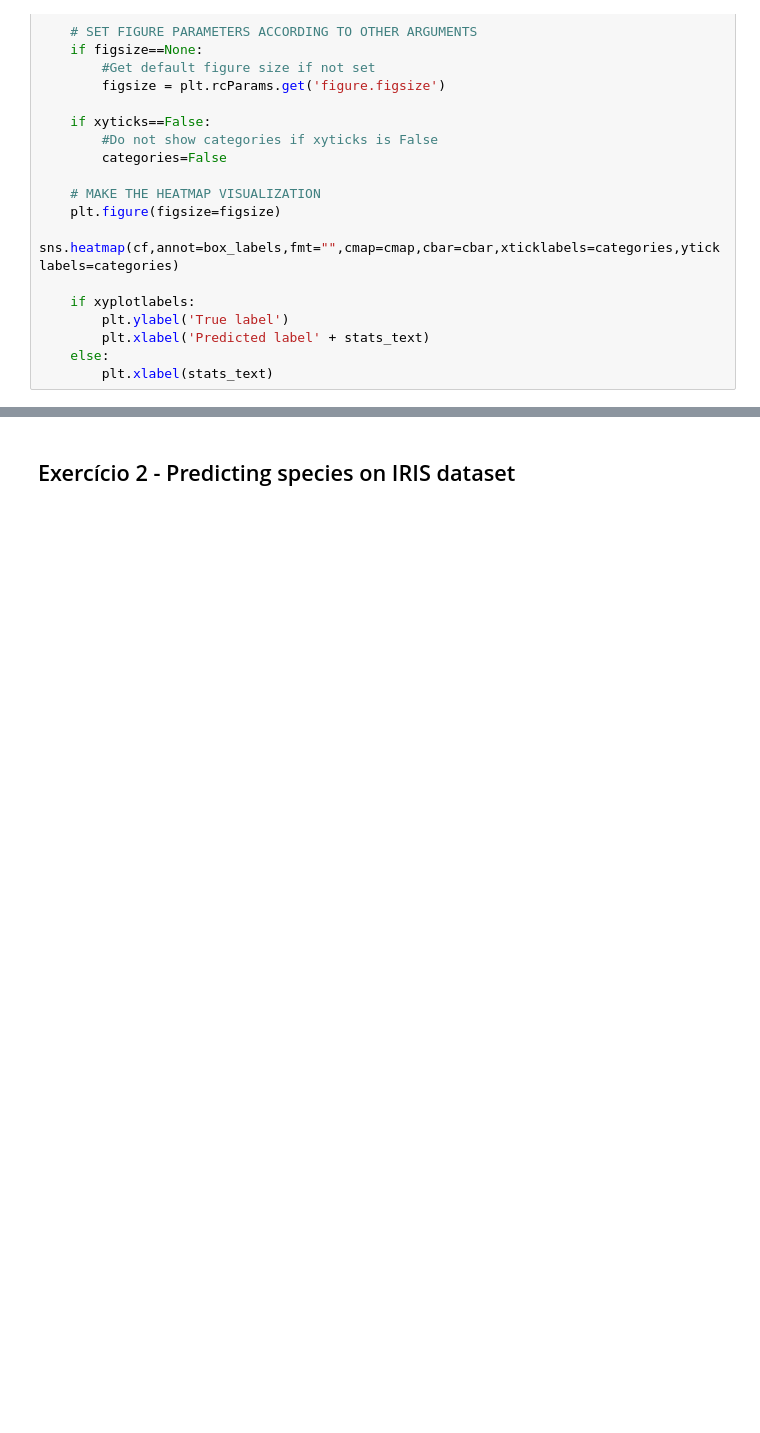
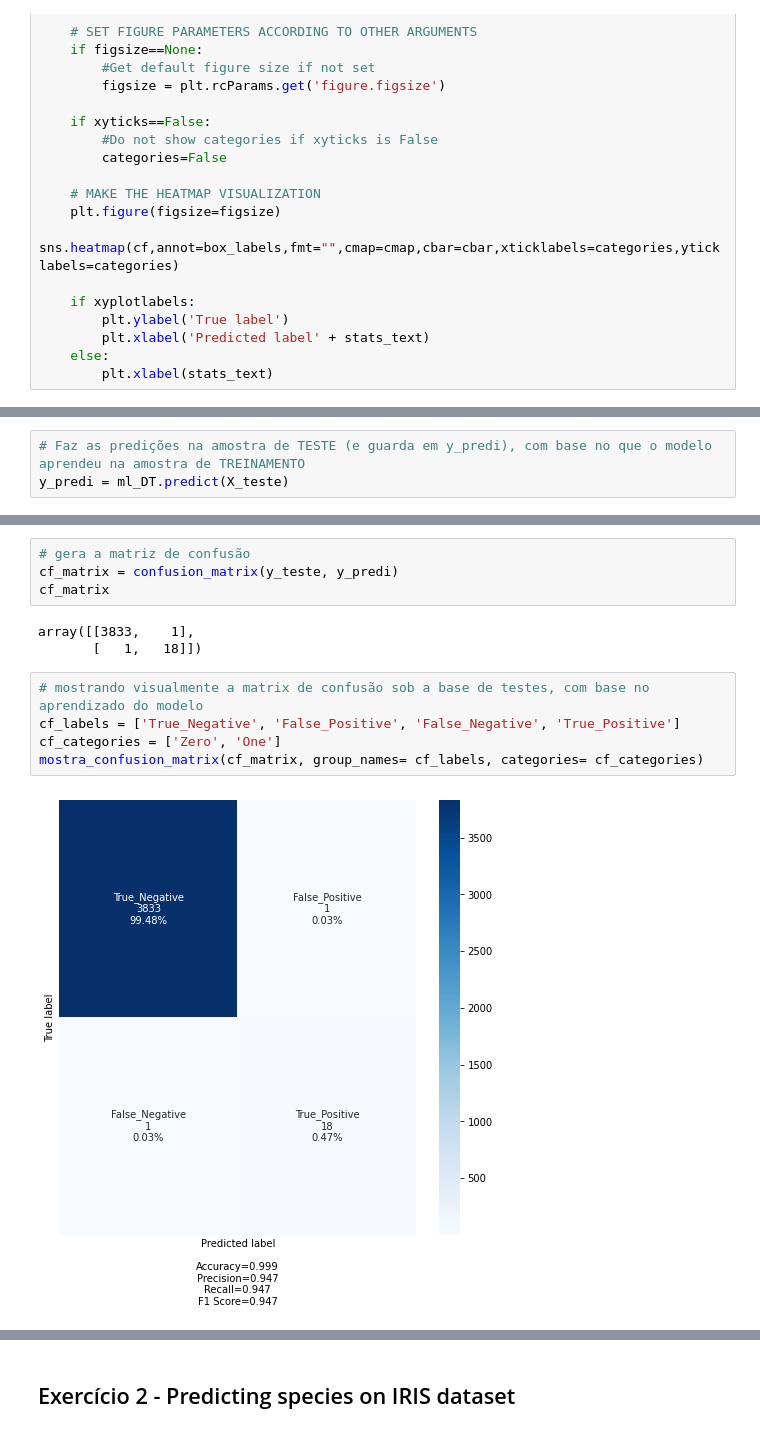
Before and after one commit to sfinotti/DSWP, a Jupyter notebook: Notebooks/NB15_00__Machine_Learning___DSWP_my.ipynb, the cells around one changed output, grey strips where cells are left out. Drawn from its saved outputs; the diff is of its cells as text; blank space fills up the shorter version.

```diff
--- a/Notebooks/NB15_00__Machine_Learning___DSWP_my.ipynb
+++ b/Notebooks/NB15_00__Machine_Learning___DSWP_my.ipynb
@@ -2108,0 +2117,3 @@ def mostra_confusion_matrix(cf,
+# %%
+# Faz as predições na amostra de TESTE (e guarda em y_predi), com base no que o modelo aprendeu na amostra de TREINAMENTO
+y_predi = ml_DT.predict(X_teste)
@@ -2108,0 +2135,14 @@ def mostra_confusion_matrix(cf,
+# %%
+# gera a matriz de confusão
+cf_matrix = confusion_matrix(y_teste, y_predi)
+cf_matrix
+# %% [output]
+array([[3833,    1],
+       [   1,   18]])
+# %%
+# mostrando visualmente a matrix de confusão sob a base de testes, com base no aprendizado do modelo
+cf_labels = ['True_Negative', 'False_Positive', 'False_Negative', 'True_Positive']
+cf_categories = ['Zero', 'One']
+mostra_confusion_matrix(cf_matrix, group_names= cf_labels, categories= cf_categories)
+# %% [output]
+[figure, added]
```
Also changed, not shown: parts of 10 cells of this notebook.
